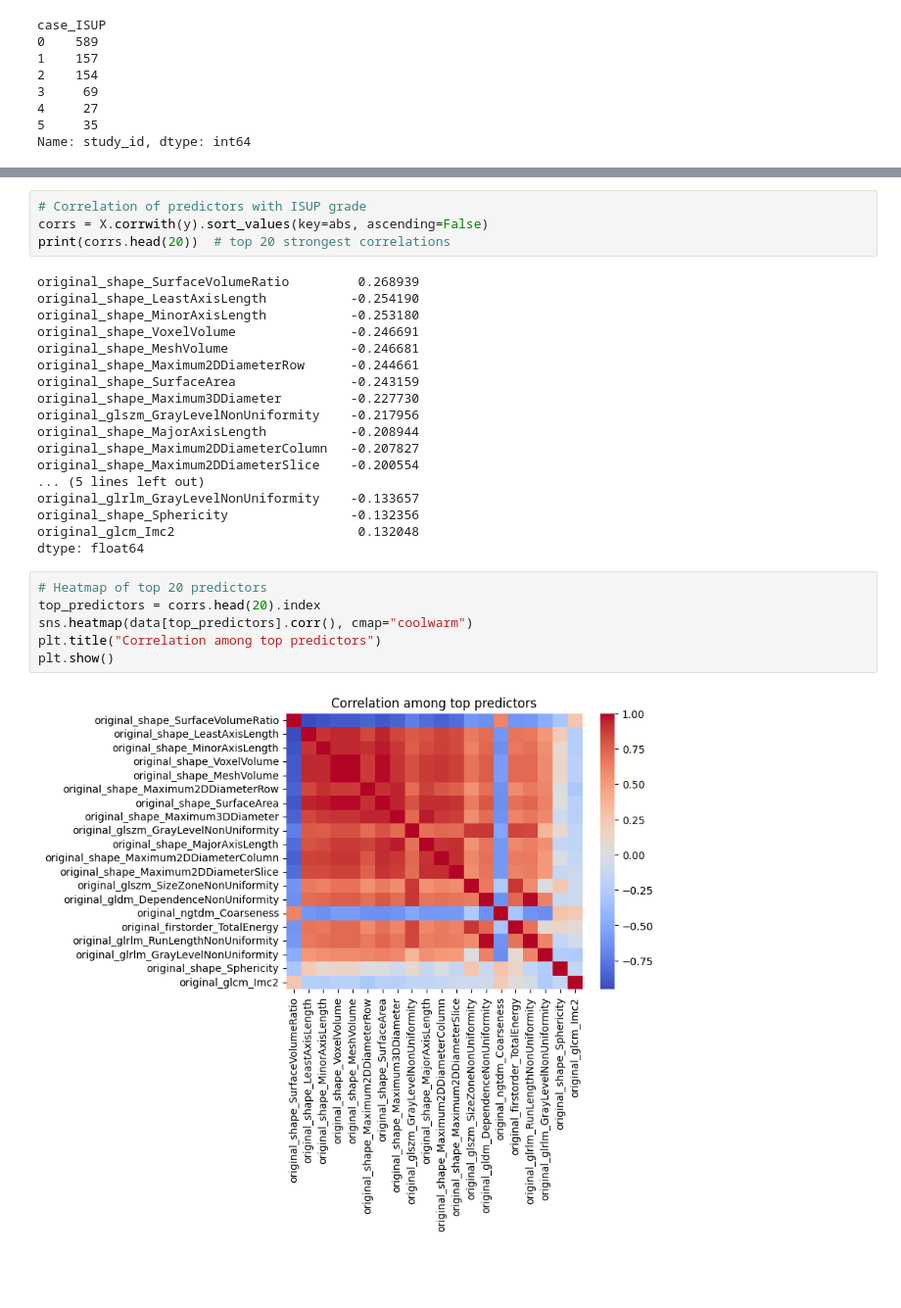
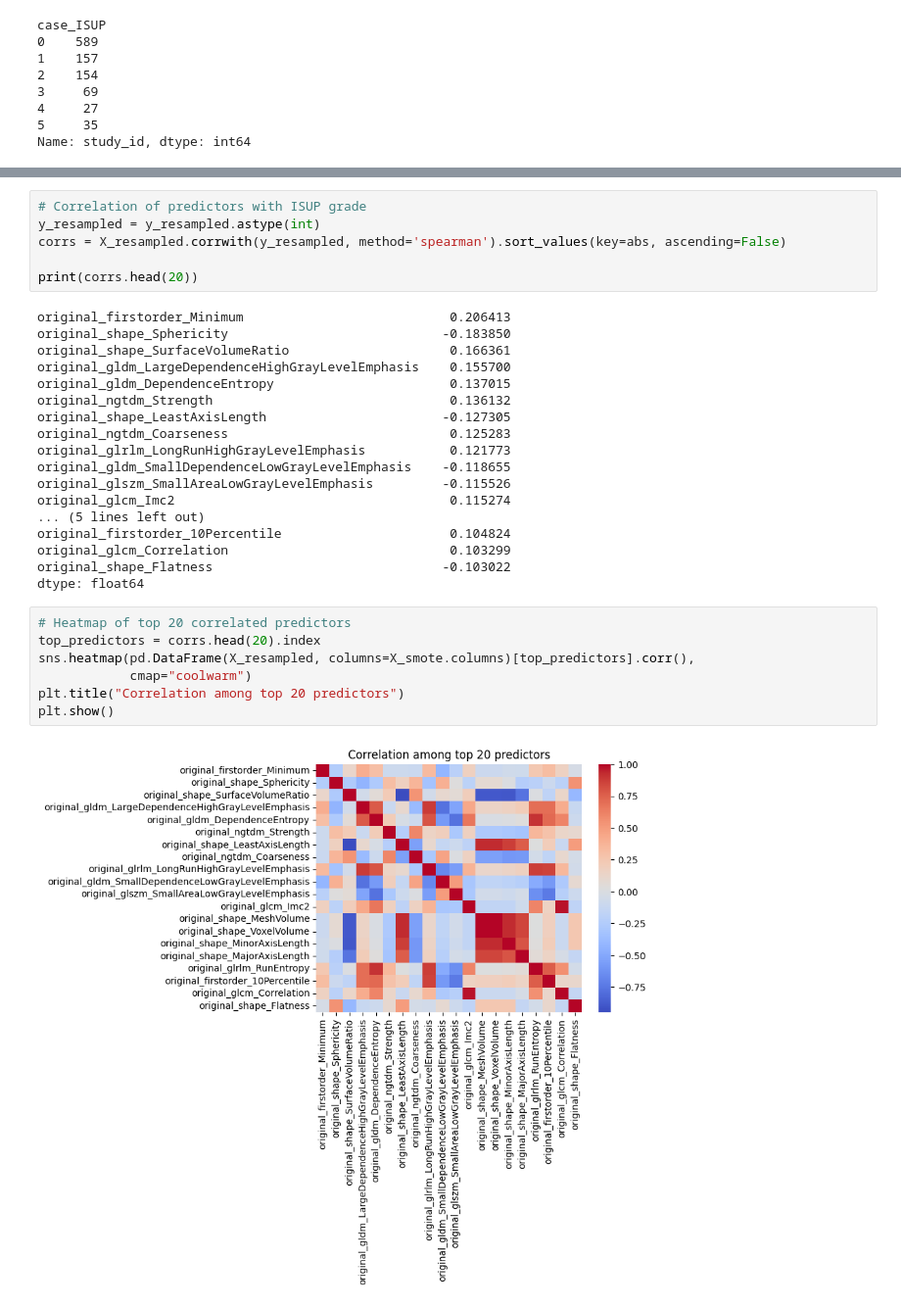
Before and after one commit to anchrysoula/Master_thesis, a Jupyter notebook: notebooks/statistics.ipynb, the cells around one changed output, grey strips where cells are left out. Shown at 98% size. Saved outputs shown, nothing was run; the diff lists cells and outputs as text; blank space fills up the shorter version.

```diff
--- a/notebooks/statistics.ipynb
+++ b/notebooks/statistics.ipynb
@@ -43,32 +165,35 @@ plt.show()
 # %%
 # Correlation of predictors with ISUP grade
-corrs = X.corrwith(y).sort_values(key=abs, ascending=False)
-print(corrs.head(20))  # top 20 strongest correlations
+y_resampled = y_resampled.astype(int)
+corrs = X_resampled.corrwith(y_resampled, method='spearman').sort_values(key=abs, ascending=False)
+
+print(corrs.head(20))
 # %% [output]
-original_shape_SurfaceVolumeRatio         0.268939
-original_shape_LeastAxisLength           -0.254190
-original_shape_MinorAxisLength           -0.253180
-original_shape_VoxelVolume               -0.246691
-original_shape_MeshVolume                -0.246681
-original_shape_Maximum2DDiameterRow      -0.244661
-original_shape_SurfaceArea               -0.243159
-original_shape_Maximum3DDiameter         -0.227730
-original_glszm_GrayLevelNonUniformity    -0.217956
-original_shape_MajorAxisLength           -0.208944
-original_shape_Maximum2DDiameterColumn   -0.207827
-original_shape_Maximum2DDiameterSlice    -0.200554
+original_firstorder_Minimum                           0.206413
+original_shape_Sphericity                            -0.183850
+original_shape_SurfaceVolumeRatio                     0.166361
+original_gldm_LargeDependenceHighGrayLevelEmphasis    0.155700
+original_gldm_DependenceEntropy                       0.137015
+original_ngtdm_Strength                               0.136132
+original_shape_LeastAxisLength                       -0.127305
+original_ngtdm_Coarseness                             0.125283
+original_glrlm_LongRunHighGrayLevelEmphasis           0.121773
+original_gldm_SmallDependenceLowGrayLevelEmphasis    -0.118655
+original_glszm_SmallAreaLowGrayLevelEmphasis         -0.115526
+original_glcm_Imc2                                    0.115274
 ... (5 lines left out)
-original_glrlm_GrayLevelNonUniformity    -0.133657
-original_shape_Sphericity                -0.132356
-original_glcm_Imc2                        0.132048
+original_firstorder_10Percentile                      0.104824
+original_glcm_Correlation                             0.103299
+original_shape_Flatness                              -0.103022
 dtype: float64
 # %%
-# Heatmap of top 20 predictors
+# Heatmap of top 20 correlated predictors
 top_predictors = corrs.head(20).index
-sns.heatmap(data[top_predictors].corr(), cmap="coolwarm")
-plt.title("Correlation among top predictors")
+sns.heatmap(pd.DataFrame(X_resampled, columns=X_smote.columns)[top_predictors].corr(),
+            cmap="coolwarm")
+plt.title("Correlation among top 20 predictors")
 plt.show()
 # %% [output]
-[figure, old version]
+[figure, new version]
 # %%
 # Statistics
```
Also changed, not shown: parts of 8 cells of this notebook.
